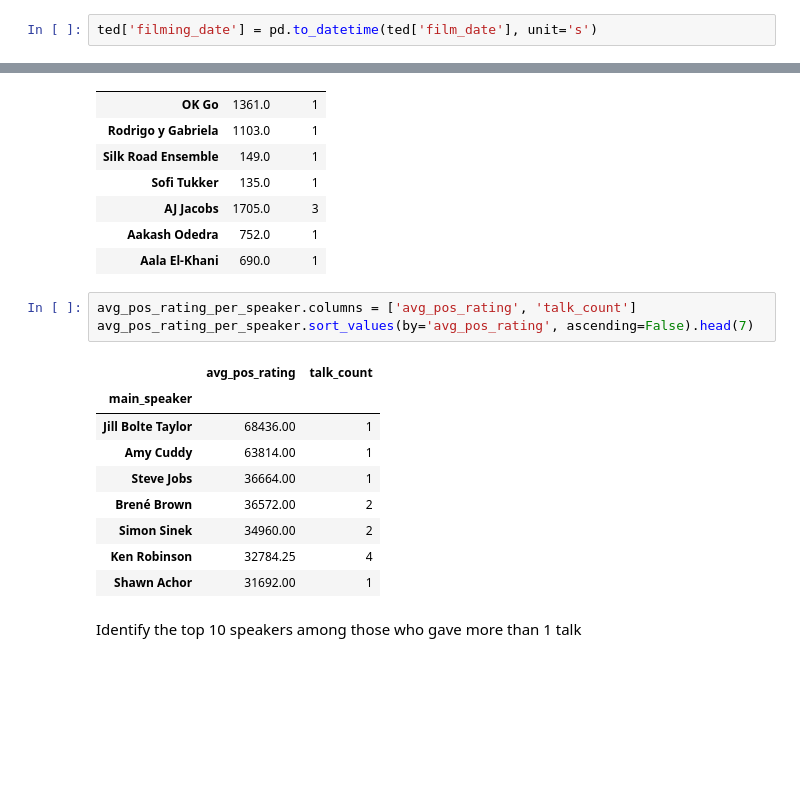
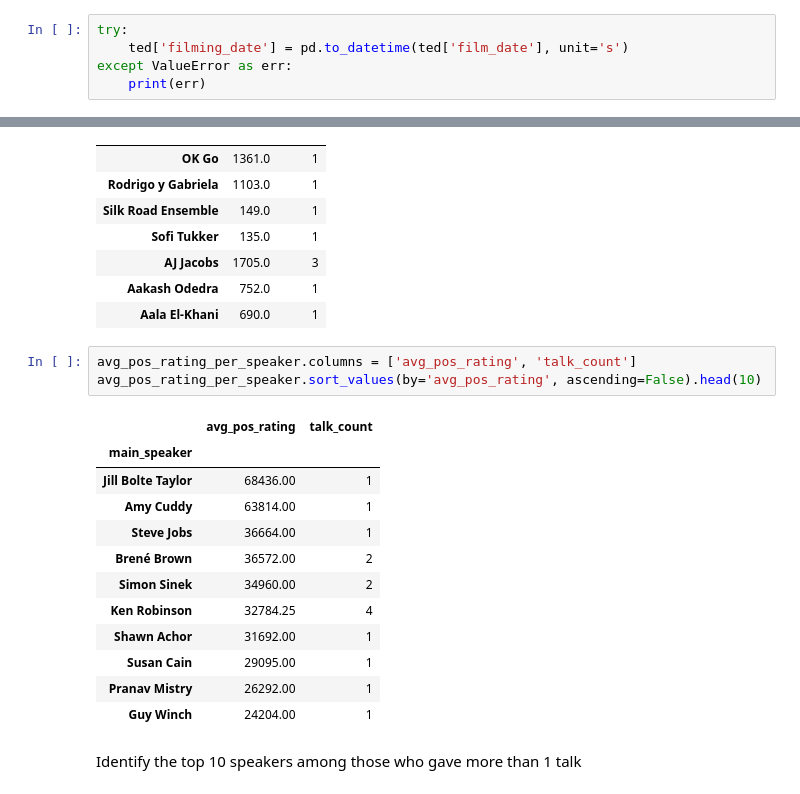
Before and after one commit to programiranje3/pandas2020, a Jupyter notebook: TED_Talks_Pandas_P3_tutorial.ipynb, the cells around one changed output, grey strips where cells are left out. Drawn from its saved outputs; the diff is of its cells as text; blank space fills up the shorter version.

```diff
--- a/TED_Talks_Pandas_P3_tutorial.ipynb
+++ b/TED_Talks_Pandas_P3_tutorial.ipynb
@@ -134,7 +134,10 @@ For more about epoch time, see: https://www.epochconverter.com/
 # %% [markdown]
 Let's start by transforming the film_date into the datetime type
 # %%
-ted['filming_date'] = pd.to_datetime(ted['film_date'], unit='s')
+try:
+    ted['filming_date'] = pd.to_datetime(ted['film_date'], unit='s')
+except ValueError as err:
+    print(err)
 # %%
 ted.filming_date.head()
 # %% [output]
@@ -720,17 +727,20 @@ avg_pos_rating_per_speaker.head(7)
 | Aala El-Khani | 690.0 | 1 |
 # %%
 avg_pos_rating_per_speaker.columns = ['avg_pos_rating', 'talk_count']
-avg_pos_rating_per_speaker.sort_values(by='avg_pos_rating', ascending=False).head(7)
+avg_pos_rating_per_speaker.sort_values(by='avg_pos_rating', ascending=False).head(10)
 # %% [output]
 |  | avg_pos_rating | talk_count |
 | main_speaker |  |  |
 | Jill Bolte Taylor | 68436.00 | 1 |
 | Amy Cuddy | 63814.00 | 1 |
 | Steve Jobs | 36664.00 | 1 |
 | Brené Brown | 36572.00 | 2 |
 | Simon Sinek | 34960.00 | 2 |
 | Ken Robinson | 32784.25 | 4 |
 | Shawn Achor | 31692.00 | 1 |
+| Susan Cain | 29095.00 | 1 |
+| Pranav Mistry | 26292.00 | 1 |
+| Guy Winch | 24204.00 | 1 |
 # %% [markdown]
 Identify the top 10 speakers among those who gave more than 1 talk
 # %%
```
Also changed, not shown: parts of 47 cells of this notebook, 1 other file.
